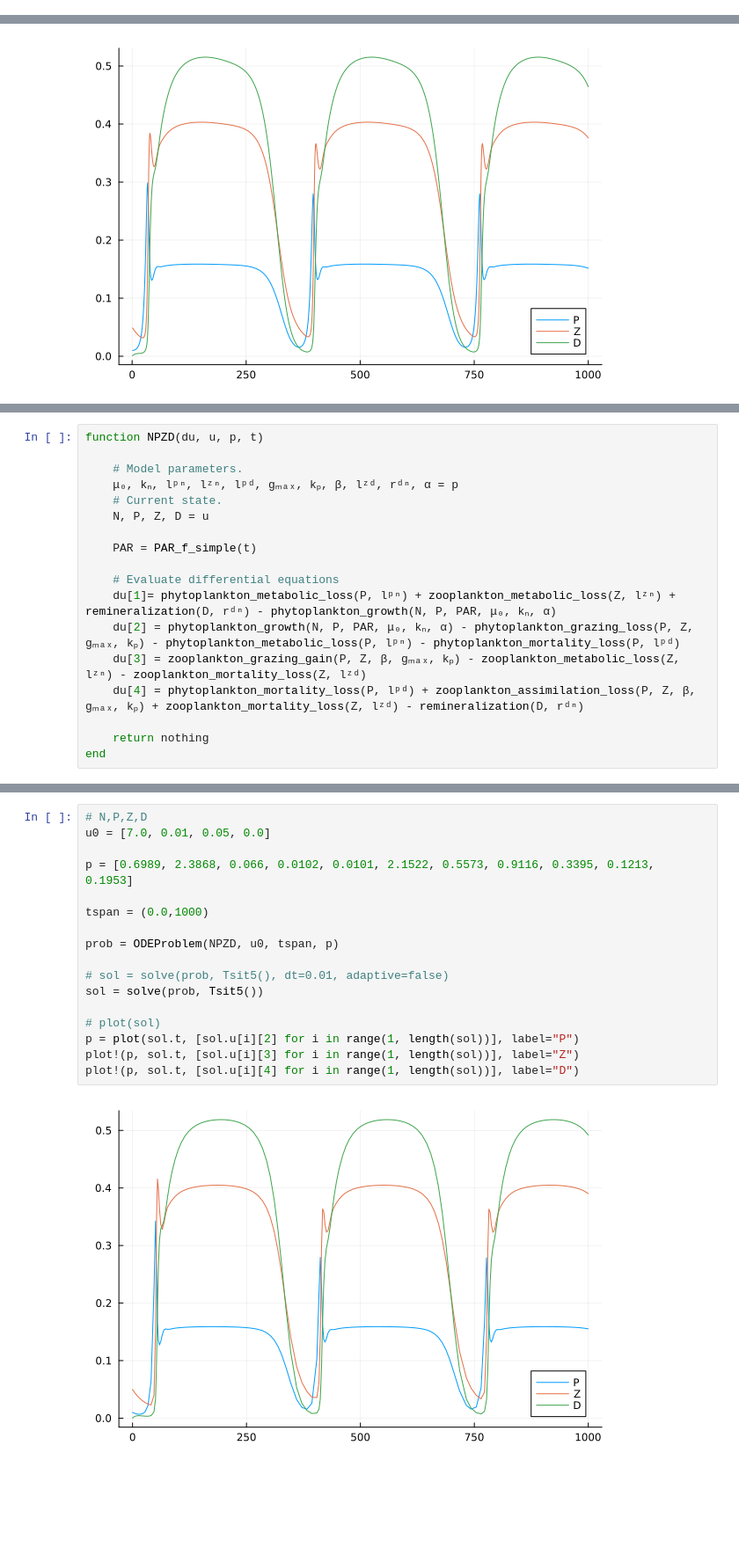
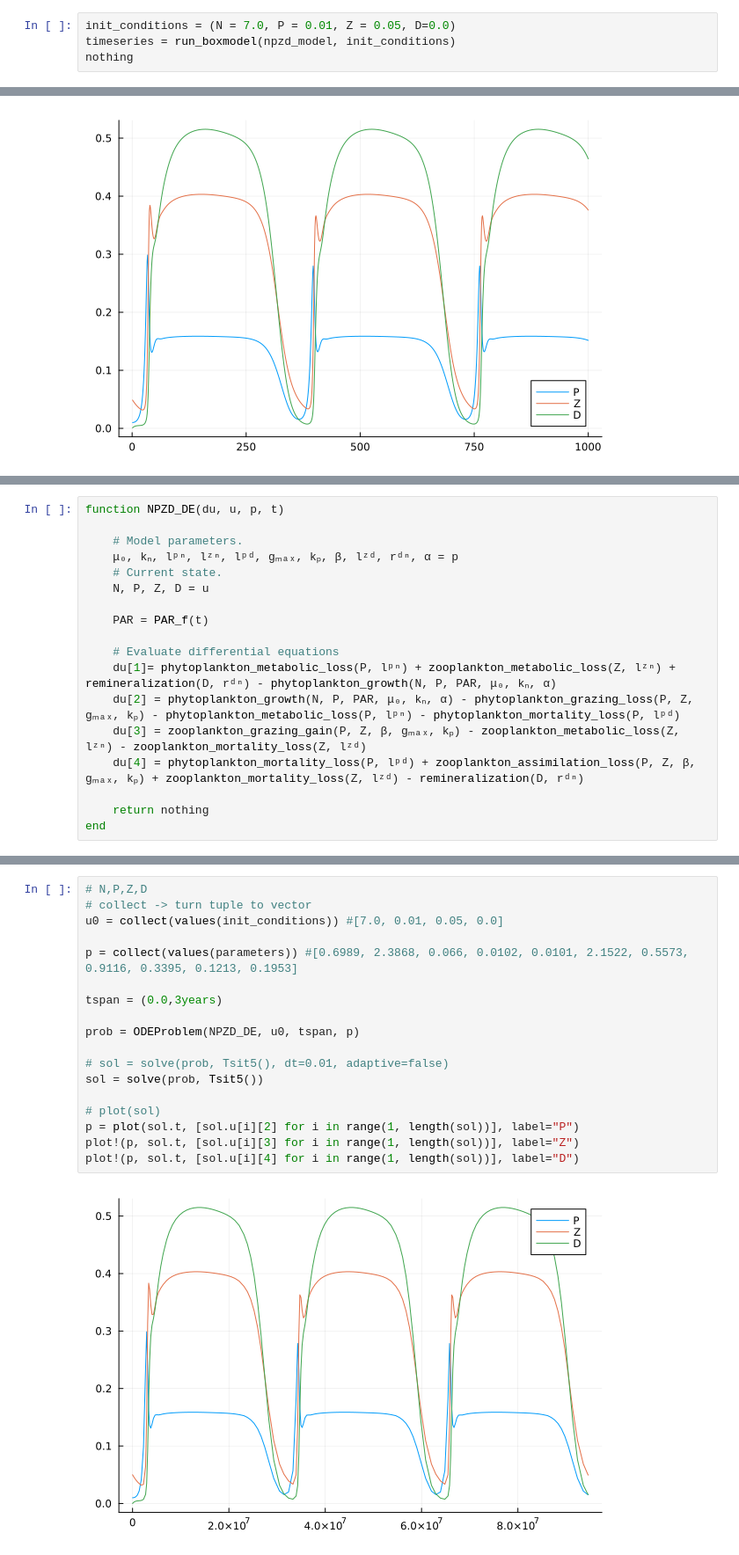
Before and after one commit to agate-model/Agate.jl, a Jupyter notebook: notebooks/npzd_boxmodel_solve.ipynb, the cells around one changed output, grey strips where cells are left out. Shown at 88% size. Saved outputs shown, nothing was run; the diff lists cells and outputs as text; blank space fills up the shorter version.

```diff
--- a/notebooks/npzd_boxmodel_solve.ipynb
+++ b/notebooks/npzd_boxmodel_solve.ipynb
@@ -39,0 +68,4 @@ nothing
+# %%
+init_conditions = (N = 7.0, P = 0.01, Z = 0.05, D=0.0)
+timeseries = run_boxmodel(npzd_model, init_conditions)
+nothing
@@ -118,12 +134,12 @@ zooplankton_assimilation_loss (generic function with 1 method)
 # %%
-function NPZD(du, u, p, t)
+function NPZD_DE(du, u, p, t)
 
     # Model parameters.
     μ₀, kₙ, lᵖⁿ, lᶻⁿ, lᵖᵈ, gₘₐₓ, kₚ, β, lᶻᵈ, rᵈⁿ, α = p
     # Current state.
     N, P, Z, D = u
 
-    PAR = PAR_f_simple(t)
+    PAR = PAR_f(t)
 
     # Evaluate differential equations
     du[1]= phytoplankton_metabolic_loss(P, lᵖⁿ) + zooplankton_metabolic_loss(Z, lᶻⁿ) + remineralization(D, rᵈⁿ) - phytoplankton_growth(N, P, PAR, μ₀, kₙ, α)
@@ -138,19 +154,20 @@ NPZD (generic function with 1 method)
 # %%
 # N,P,Z,D
-u0 = [7.0, 0.01, 0.05, 0.0]
+# collect -> turn tuple to vector
+u0 = collect(values(init_conditions)) #[7.0, 0.01, 0.05, 0.0]
 
-p = [0.6989, 2.3868, 0.066, 0.0102, 0.0101, 2.1522, 0.5573, 0.9116, 0.3395, 0.1213, 0.1953]
+p = collect(values(parameters)) #[0.6989, 2.3868, 0.066, 0.0102, 0.0101, 2.1522, 0.5573, 0.9116, 0.3395, 0.1213, 0.1953]
 
-tspan = (0.0,1000)
+tspan = (0.0,3years)
 
-prob = ODEProblem(NPZD, u0, tspan, p)
+prob = ODEProblem(NPZD_DE, u0, tspan, p)
 
 # sol = solve(prob, Tsit5(), dt=0.01, adaptive=false)
 sol = solve(prob, Tsit5())
 
 # plot(sol)
 p = plot(sol.t, [sol.u[i][2] for i in range(1, length(sol))], label="P")
 plot!(p, sol.t, [sol.u[i][3] for i in range(1, length(sol))], label="Z")
 plot!(p, sol.t, [sol.u[i][4] for i in range(1, length(sol))], label="D")
 # %% [output]
-[figure, old version]
+[figure, new version]
```
Also changed, not shown: parts of 15 cells of this notebook.
